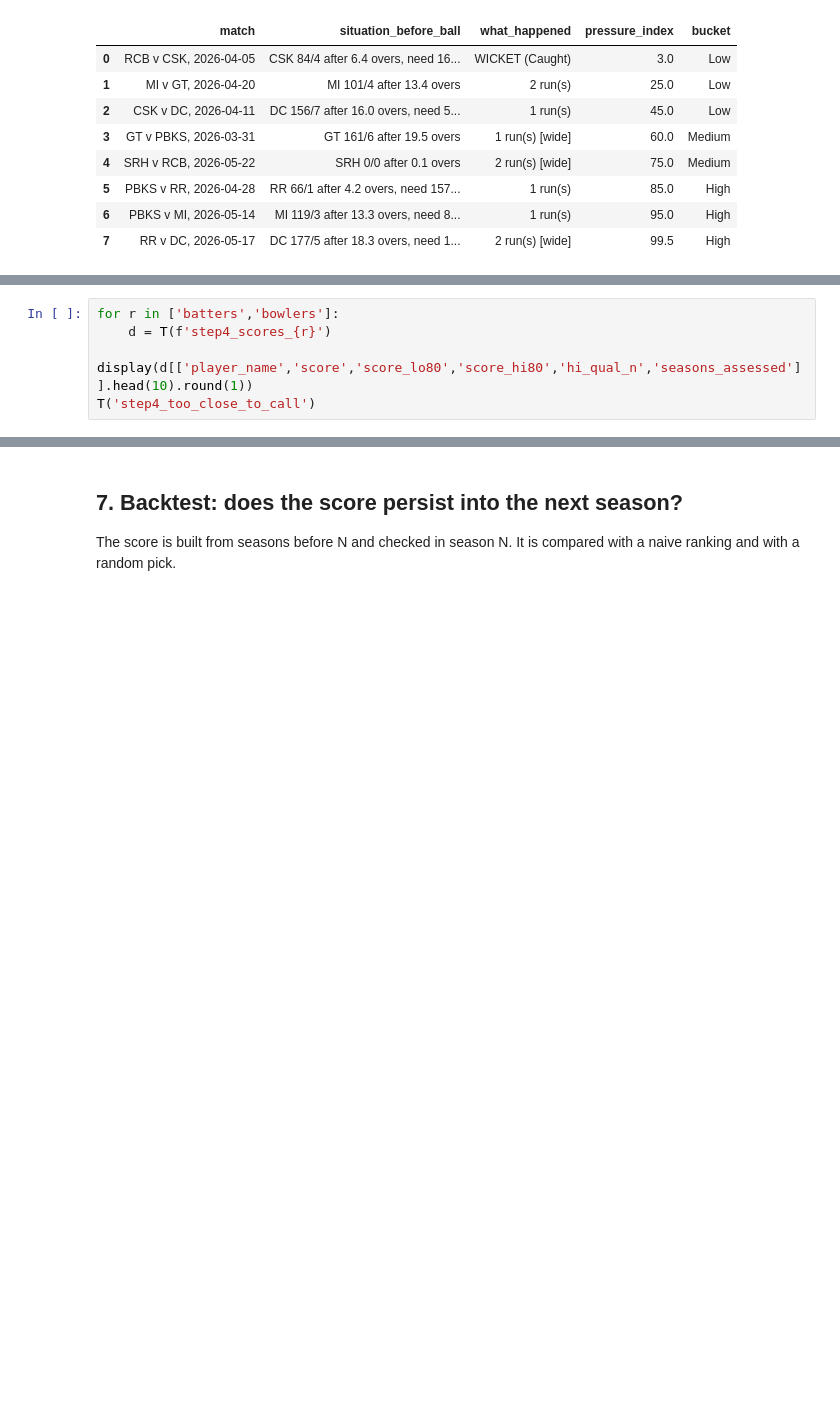
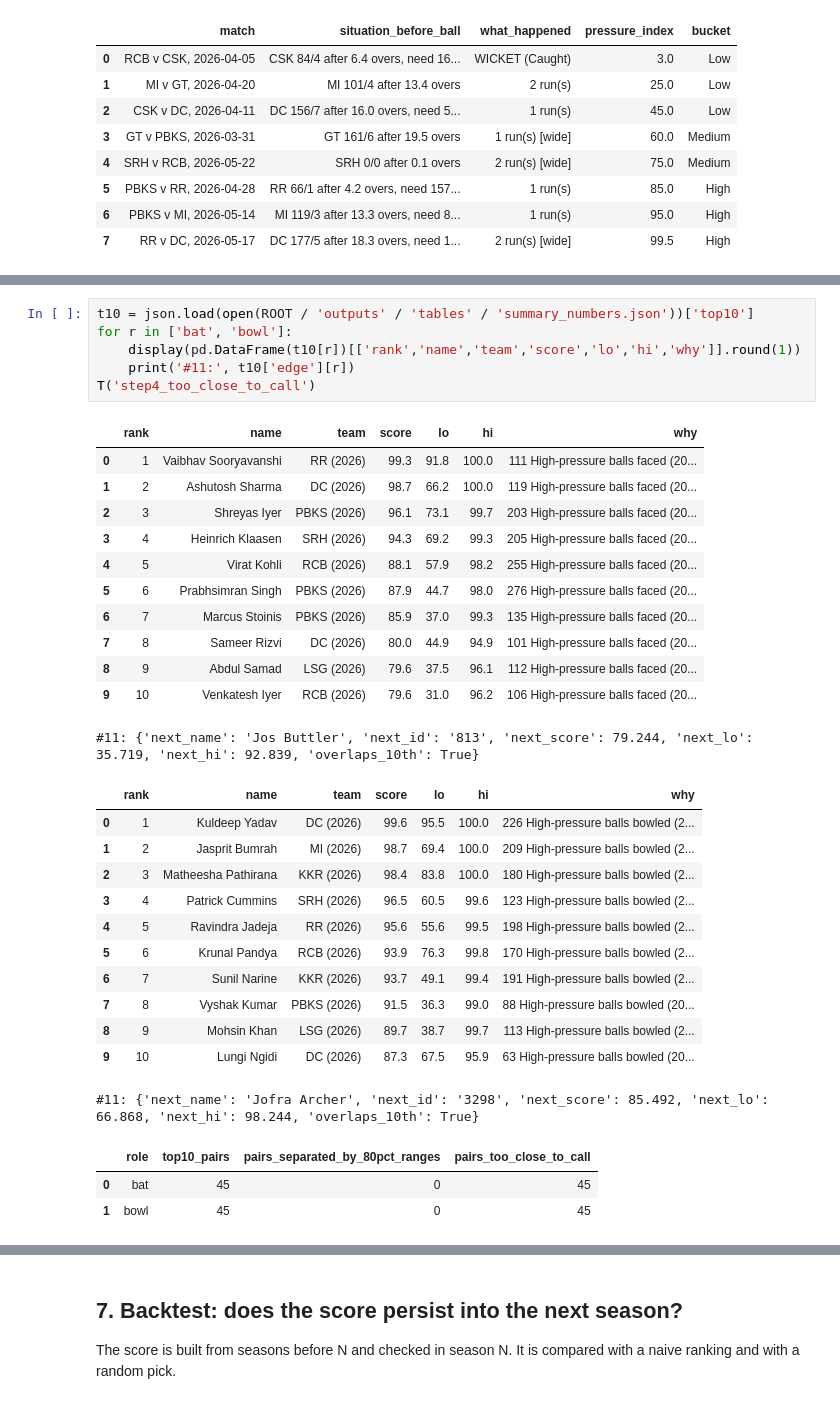
Before and after one commit to dakshsharma08/RR_Expert, a Jupyter notebook: outputs/deliverables/E_RR_Clutch_Index_Notebook.ipynb, the cells around one changed output, grey strips where cells are left out. Cells and saved outputs as stored; diff of their text form; blank space fills up the shorter version.

```diff
--- a/outputs/deliverables/E_RR_Clutch_Index_Notebook.ipynb
+++ b/outputs/deliverables/E_RR_Clutch_Index_Notebook.ipynb
@@ -138,5 +155,0 @@ display(T('step1b_bucket_shares').round(3)); T('step1c_example_balls')[['match',
-# %%
-for r in ['batters','bowlers']:
-    d = T(f'step4_scores_{r}')
-    display(d[['player_name','score','score_lo80','score_hi80','hi_qual_n','seasons_assessed']].head(10).round(1))
-T('step4_too_close_to_call')
@@ -168,0 +159,34 @@ T('step4_too_close_to_call')
+# %%
+t10 = json.load(open(ROOT / 'outputs' / 'tables' / 'summary_numbers.json'))['top10']
+for r in ['bat', 'bowl']:
+    display(pd.DataFrame(t10[r])[['rank','name','team','score','lo','hi','why']].round(1))
+    print('#11:', t10['edge'][r])
+T('step4_too_close_to_call')
+# %% [output]
+|  | rank | name | team | score | lo | hi | why |
+| 0 | 1 | Vaibhav Sooryavanshi | RR (2026) | 99.3 | 91.8 | 100.0 | 111 High-pressure balls faced (20... |
+| 1 | 2 | Ashutosh Sharma | DC (2026) | 98.7 | 66.2 | 100.0 | 119 High-pressure balls faced (20... |
+| 2 | 3 | Shreyas Iyer | PBKS (2026) | 96.1 | 73.1 | 99.7 | 203 High-pressure balls faced (20... |
+| 3 | 4 | Heinrich Klaasen | SRH (2026) | 94.3 | 69.2 | 99.3 | 205 High-pressure balls faced (20... |
+| 4 | 5 | Virat Kohli | RCB (2026) | 88.1 | 57.9 | 98.2 | 255 High-pressure balls faced (20... |
+| 5 | 6 | Prabhsimran Singh | PBKS (2026) | 87.9 | 44.7 | 98.0 | 276 High-pressure balls faced (20... |
+| 6 | 7 | Marcus Stoinis | PBKS (2026) | 85.9 | 37.0 | 99.3 | 135 High-pressure balls faced (20... |
+| 7 | 8 | Sameer Rizvi | DC (2026) | 80.0 | 44.9 | 94.9 | 101 High-pressure balls faced (20... |
+| 8 | 9 | Abdul Samad | LSG (2026) | 79.6 | 37.5 | 96.1 | 112 High-pressure balls faced (20... |
+| 9 | 10 | Venkatesh Iyer | RCB (2026) | 79.6 | 31.0 | 96.2 | 106 High-pressure balls faced (20... |
+#11: {'next_name': 'Jos Buttler', 'next_id': '813', 'next_score': 79.244, 'next_lo': 35.719, 'next_hi': 92.839, 'overlaps_10th': True}
+|  | rank | name | team | score | lo | hi | why |
+| 0 | 1 | Kuldeep Yadav | DC (2026) | 99.6 | 95.5 | 100.0 | 226 High-pressure balls bowled (2... |
+| 1 | 2 | Jasprit Bumrah | MI (2026) | 98.7 | 69.4 | 100.0 | 209 High-pressure balls bowled (2... |
+| 2 | 3 | Matheesha Pathirana | KKR (2026) | 98.4 | 83.8 | 100.0 | 180 High-pressure balls bowled (2... |
+| 3 | 4 | Patrick Cummins | SRH (2026) | 96.5 | 60.5 | 99.6 | 123 High-pressure balls bowled (2... |
+| 4 | 5 | Ravindra Jadeja | RR (2026) | 95.6 | 55.6 | 99.5 | 198 High-pressure balls bowled (2... |
+| 5 | 6 | Krunal Pandya | RCB (2026) | 93.9 | 76.3 | 99.8 | 170 High-pressure balls bowled (2... |
+| 6 | 7 | Sunil Narine | KKR (2026) | 93.7 | 49.1 | 99.4 | 191 High-pressure balls bowled (2... |
+| 7 | 8 | Vyshak Kumar | PBKS (2026) | 91.5 | 36.3 | 99.0 | 88 High-pressure balls bowled (20... |
+| 8 | 9 | Mohsin Khan | LSG (2026) | 89.7 | 38.7 | 99.7 | 113 High-pressure balls bowled (2... |
+| 9 | 10 | Lungi Ngidi | DC (2026) | 87.3 | 67.5 | 95.9 | 63 High-pressure balls bowled (20... |
+#11: {'next_name': 'Jofra Archer', 'next_id': '3298', 'next_score': 85.492, 'next_lo': 66.868, 'next_hi': 98.244, 'overlaps_10th': True}
+|  | role | top10_pairs | pairs_separated_by_80pct_ranges | pairs_too_close_to_call |
+| 0 | bat | 45 | 0 | 45 |
+| 1 | bowl | 45 | 0 | 45 |
```
Also changed, not shown: parts of 15 cells of this notebook, 24 other files.
